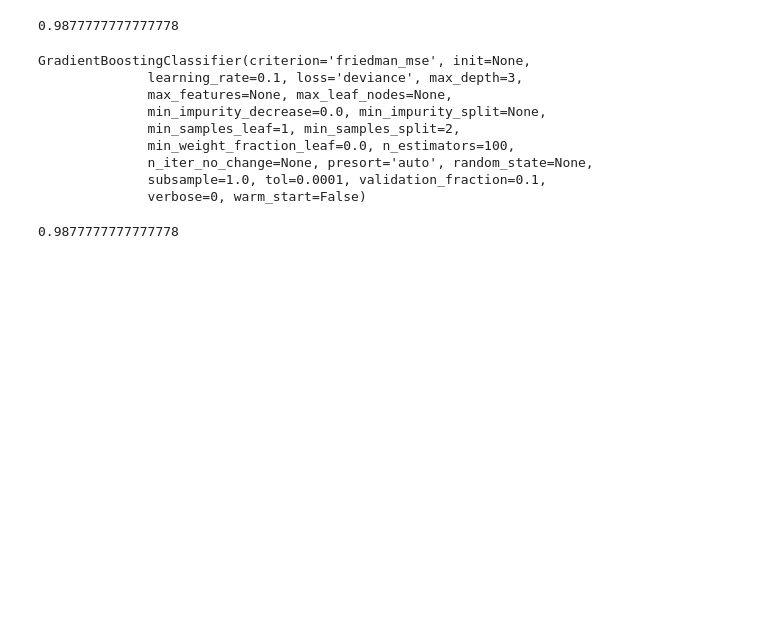
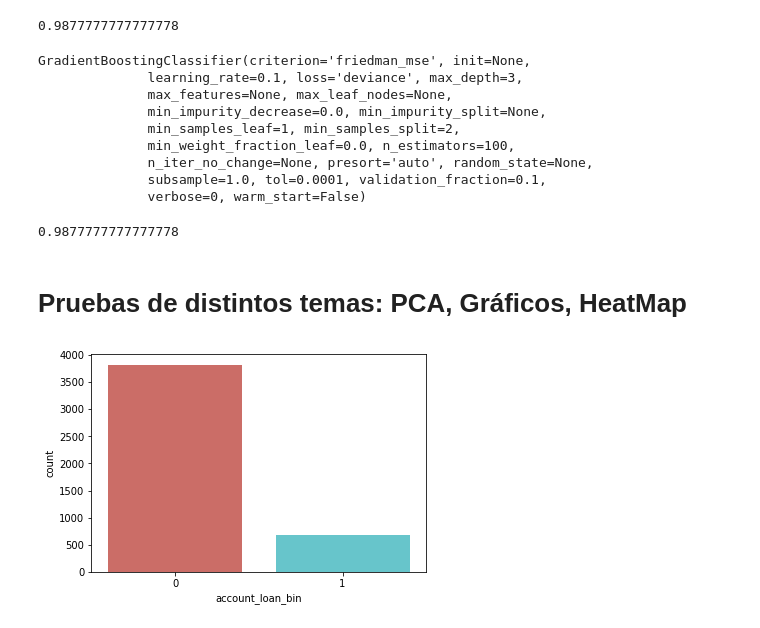
Before and after one commit to osmaac/master-data-science, a Jupyter notebook: TenenciaProductosBancoCheco-Copy2.ipynb, the cells around one changed output. Cells and saved outputs as stored; diff of their text form; code cells hidden in the pictures; blank space fills up the shorter version.

```diff
--- a/TenenciaProductosBancoCheco-Copy2.ipynb
+++ b/TenenciaProductosBancoCheco-Copy2.ipynb
@@ -283,3 +498,5 @@ reg_test = GridSearchCV(KNeighborsRegressor(),
                        param_grid={"n_neighbors":np.arange(3,50)})
 # Fit will test all of the combinations
 reg_test.fit(X,y)
+# %% [markdown]
+# Pruebas de distintos temas: PCA, Gráficos, HeatMap
@@ -285,0 +507,5 @@ reg_test.fit(X,y)
+# %%
+sns.countplot(x='account_loan_bin',data=df, palette='hls')
+plt.show()
+# %% [output]
+[figure, added]
```
Also changed, not shown: parts of 60 cells of this notebook.
